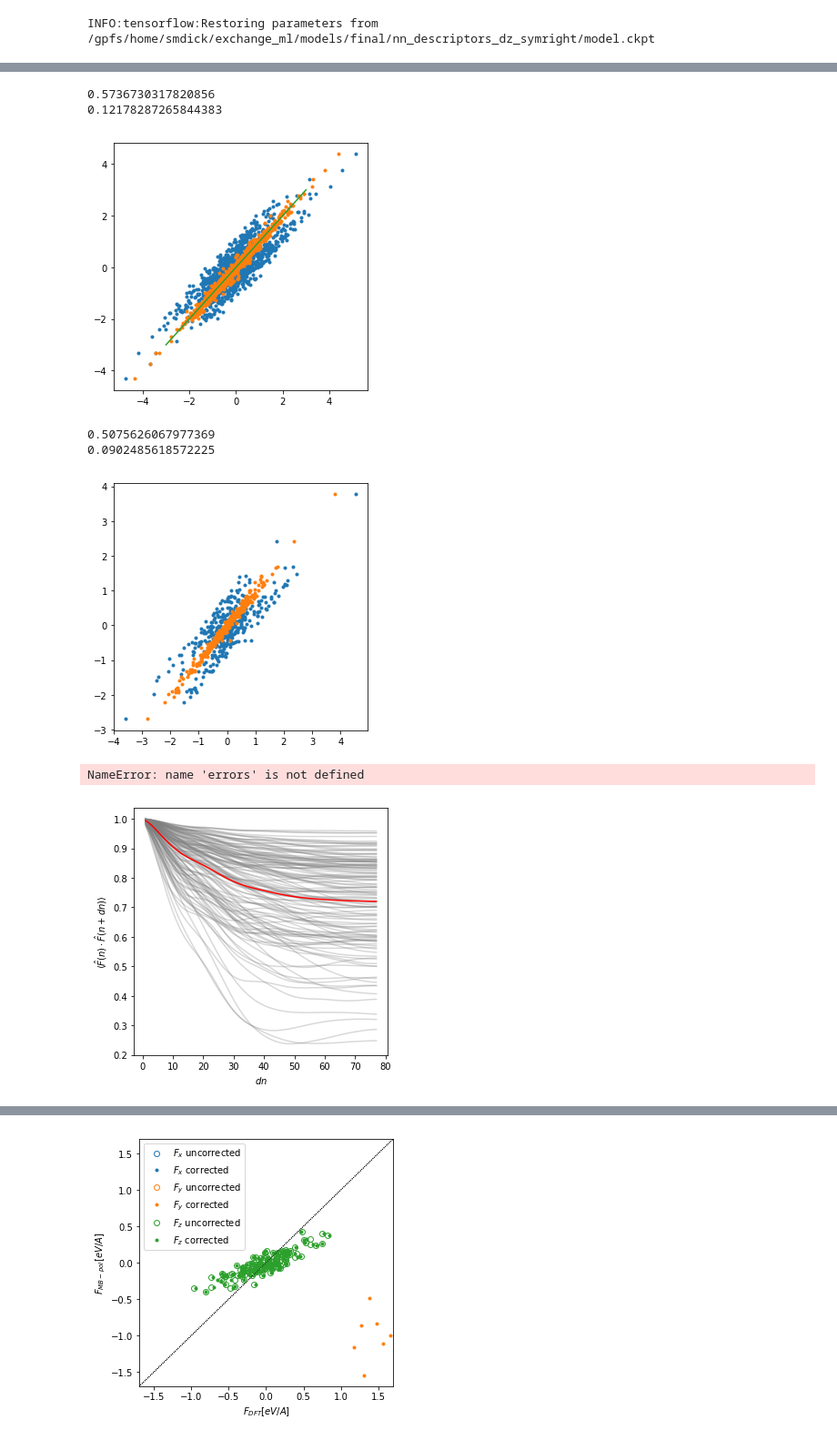
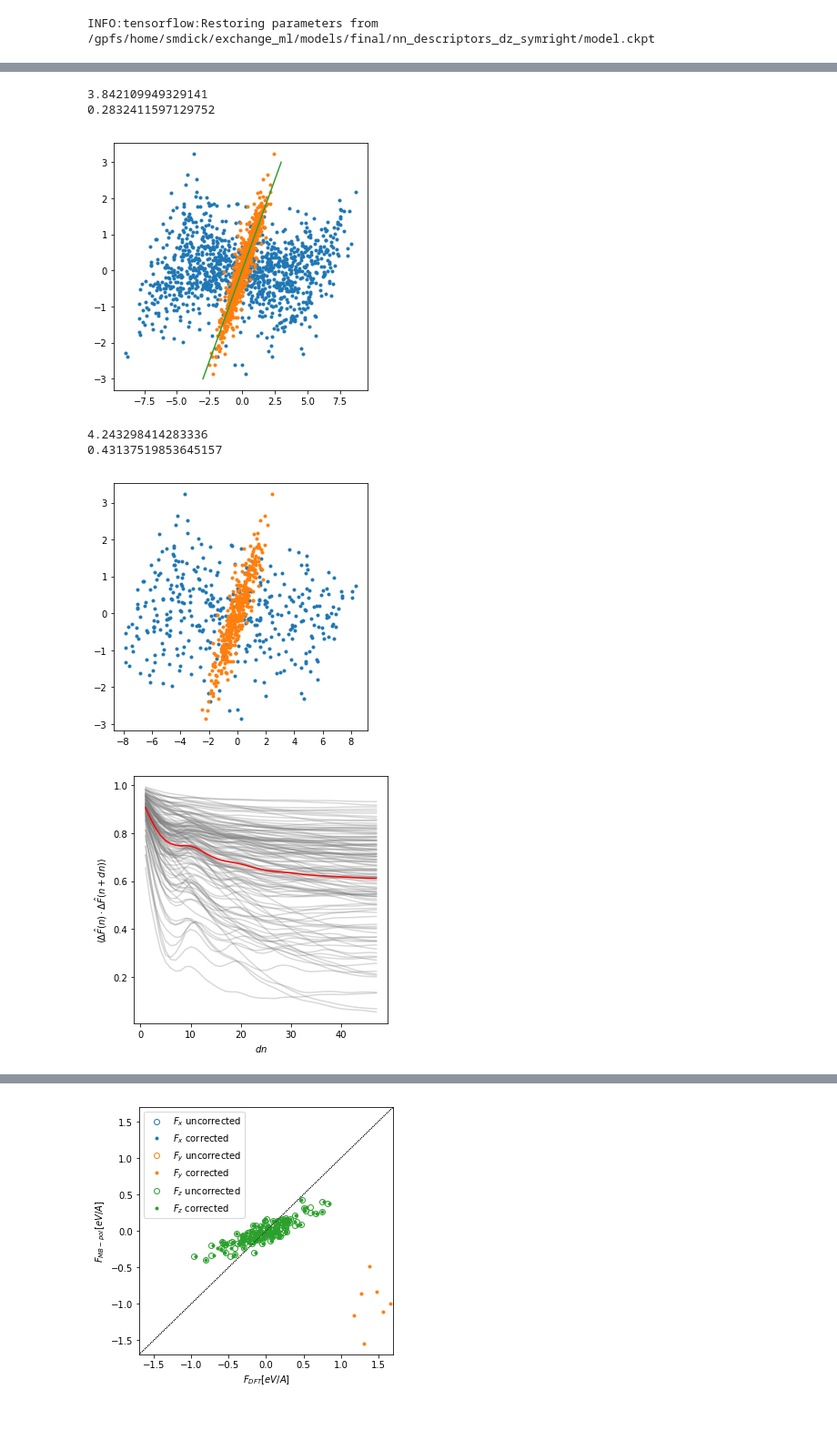
Before and after one commit to semodi/mlcf, a Jupyter notebook: analysis/test_along_traj.ipynb, the cells around one changed output, grey strips where cells are left out. Shown at 91% size. Saved outputs shown, nothing was run; the diff lists cells and outputs as text; code cells hidden in the pictures.

```diff
--- a/analysis/test_along_traj.ipynb
+++ b/analysis/test_along_traj.ipynb
@@ -18,9 +18,9 @@ Using TensorFlow backend.
 # %%
 basis = 'dz_custom'
 features = 'descr'
-path = '/gpfs/scratch/smdick/new/md_siesta_uftombp_inf/'
-every = 2
-end = 100
+path = '/gpfs/scratch/smdick/new/md_siesta_dztombp/'
+every = 20
+end = 1000
 # %%
 #Load relevant models
 
@@ -108,8 +108,8 @@ forces_mbpol = []
 energies_mbpol = []
 coords = []
 all_atoms = []
-max_len = len(pd.read_csv(path + '/siesta/energies.dat', delim_whitespace= True)) -1
-# max_len = end - 1
+# max_len = len(pd.read_csv(path + '/siesta/energies.dat', delim_whitespace= True)) -1
+max_len = end - 1
 for index in np.arange(0, max_len,every):
     all_atoms.append(read(path + 'md_siesta.traj', index))
 
@@ -215,25 +215,21 @@ print(np.std(forces_siesta[i].flatten() - forces_mbpol[i].flatten()))
 print(np.std(forces_corrected[i].flatten() - forces_mbpol[i].flatten()))
 # print(np.std(forces_siesta[i].flatten() - corrections.flatten() - forces_mbpol[i].flatten()))
 # %% [output]
-0.5736730317820856
-0.12178287265844383
+3.842109949329141
+0.2832411597129752
-[figure, old version]
+[figure, new version]
 # %%
-atom = 1
+atom = 0
 plot(forces_siesta[i,:,atom].flatten(), forces_mbpol[i,:, atom].flatten(), ls = '', marker = '.')
 plot(forces_corrected[i,:, atom].flatten(), forces_mbpol[i,:, atom].flatten(),ls = '', marker = '.')
 # plot(forces_siesta[i,:, atom].flatten() - corrections[:,atom].flatten(), forces_mbpol[i,:, atom].flatten(),ls = '', marker = '.')
 print(np.std(forces_siesta[i,:,atom].flatten() - forces_mbpol[i,:,atom].flatten()))
 print(np.std(forces_corrected[i,:,atom].flatten() - forces_mbpol[i,:,atom].flatten()))
 # print(np.std(forces_siesta[i,:,atom].flatten() - corrections[:,atom].flatten() - forces_mbpol[i, :, atom].flatten()))
 # %% [output]
-0.5075626067977369
-0.0902485618572225
+4.243298414283336
+0.43137519853645157
-[figure, old version]
+[figure, new version]
-# %%
-errors.shape
-# %% [output]
-NameError: name 'errors' is not defined
 # %%
 #Error correlation
 errors = forces_corrected - forces_mbpol
@@ -247,23 +243,23 @@ for u in range(0,128,1):
     corr = []
     for dt in range(1,len(errors_normed) - 2):
         for i, e in enumerate(errors_normed[dt:]):
-            corr.append(np.einsum('ijk,ijk->ij',e,errors_normed[i])[u,1:])
+            corr.append(np.einsum('ijk,ijk->ij',e,errors_normed[i])[u,0])
         corr_list.append(np.mean(corr))
     mean_list.append(corr_list)
     plot(range(1,len(errors_normed)-2), corr_list, color = 'grey', alpha = 0.3)
 plot(range(1,len(errors_normed)-2), np.mean(np.array(mean_list), axis = 0), color = 'red', alpha = 1.0)
-ylabel('$ \langle \hat F(n) \cdot \hat F(n + dn) \\rangle $')
+ylabel('$ \langle \Delta \hat F(n) \cdot \Delta \hat F(n + dn) \\rangle $')
 xlabel('$dn$')
-savefig('H_corr.pdf', bbox_inches = 'tight')
-savefig('H_corr.eps', bbox_inches = 'tight')
+# savefig('H_corr.pdf', bbox_inches = 'tight')
+# savefig('H_corr.eps', bbox_inches = 'tight')
 
 #Error correlation
-errors = forces_corrected - forces_mbpol
-errors_normed = errors.reshape(-1,3)
-norms  = np.linalg.norm(errors_normed, axis = -1).reshape(errors.shape[:-1])
+# errors = forces_corrected - forces_mbpol
+# errors_normed = errors.reshape(-1,3)
+# norms  = np.linalg.norm(errors_normed, axis = -1).reshape(errors.shape[:-1])
 
-plot(norms[:,:,2], color = 'grey', alpha = 0.3);
-plot(np.mean(norms[:,:,2], axis = 1), color = 'red');
+# plot(norms[:,:,2], color = 'grey', alpha = 0.3);
+# plot(np.mean(norms[:,:,2], axis = 1), color = 'red');
 # mean_list = []
 # for u in range(0,128,1):
 #     corr_list = []
@@ -277,7 +273,7 @@ plot(np.mean(norms[:,:,2], axis = 1), color = 'red');
 # plot(range(1,len(errors_normed)-2), np.mean(np.array(mean_list), axis = 0), color = 'red', alpha = 1.0)
 # ylabel('$ \langle \hat F(n) \cdot \hat F(n + dn) \\rangle $')
 # xlabel('$dn$')
-# savefig('H_corr.pdf', bbox_inches = 'tight')
-# savefig('H_corr.eps', bbox_inches = 'tight')
+savefig('O_corr.pdf', bbox_inches = 'tight')
+savefig('O_corr.eps', bbox_inches = 'tight')
 # %% [output]
-[figure, old version]
+[figure, new version]
```
Also changed, not shown: parts of 8 cells of this notebook, 8 other files.
